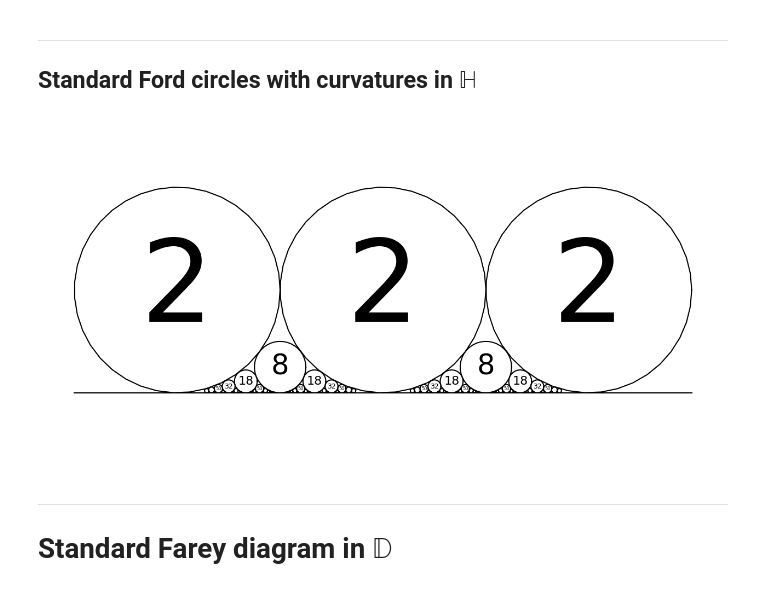
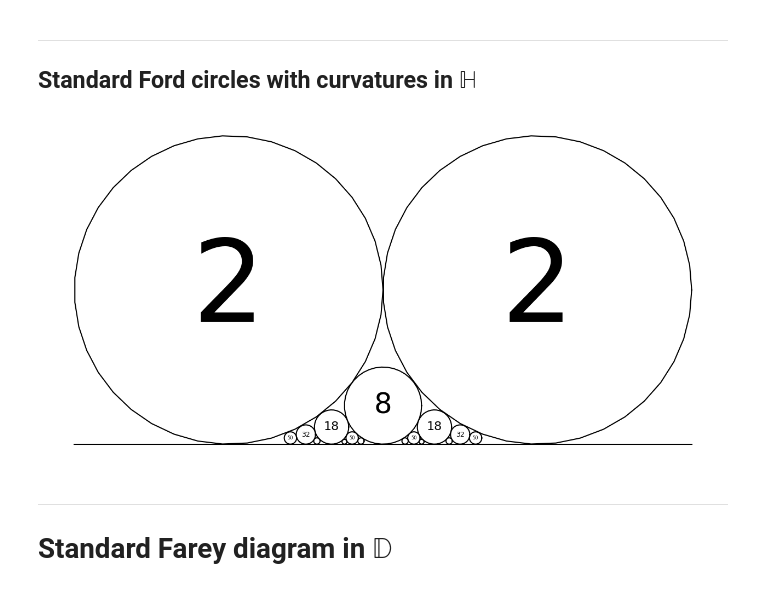
Before and after one commit to macbuse/FAREY_DIAGRAM, a Jupyter notebook: farey_diagram.ipynb, the cells around one changed output. Cells and saved outputs as stored; diff of their text form; code cells hidden in the pictures.

```diff
--- a/farey_diagram.ipynb
+++ b/farey_diagram.ipynb
@@ -13,3 +13,13 @@ I am writing about number theory and $\lambda$-lengths of arcs.
 # %%
 import numpy as np
 import matplotlib.pyplot as plt
+# %%
+def seg2arc(a,b):
+    '''a,b points on the unit circle
+    return the center, radius and angle
+    for the Poincaré geodesic from a to b
+    '''
+    y = abs(a-b)/2
+    dd = 1/np.sqrt(1 - y**2)
+    r = y*dd
+    return dd*(a+b)/abs(a+b), r, np.arccos(y)
@@ -18,10 +78,10 @@ import matplotlib.pyplot as plt
 
 ## Standard Ford circles with curvatures in $\mathbb{H}$
 # %%
-def Farey(n):
+def farey(n):
     F_n = np.array([[0,1], [1,1]])
     for k in range(n):
-        tmp = np.zeros((2*F_n.shape[0]-1, 2))
+        tmp = np.zeros((2*F_n.shape[0]-1, 2),dtype=int)
         # copy F_n in
         tmp[::2,] = F_n
         # add medians in
@@ -35,35 +95,37 @@ fig.set_size_inches(16,8)
 ax.axis('equal')
 ax.axis('off')
 
 T = np.linspace(0,2*np.pi, 40)
 circle = np.exp(1J*T)/2
+
+QQ = farey(4)
 
 for q in QQ:
     numerator, denominator = q
 
     r = 1/denominator**2
     center = numerator/denominator + .5*r*1J
     ford_circle  = r*circle + center
 
     plt.plot(ford_circle.real ,
              ford_circle.imag ,'k');
 
     # add a label for the curvature
     if denominator < 6:
         ax.annotate(
             str(2*denominator**2), #label text
             xy=(center.real, center.imag),
             xytext=(0,0),
             textcoords='offset points',
             ha='center', va='center',
             fontsize=int(150/denominator**2)
         )
 
-plt.plot([-1.5,1.5],[0,0],'k');
+plt.plot([-0.5,1.5],[0,0],'k');
 plt.savefig('ford_circles.png')
 plt.savefig('ford_circles.svg')
 # %% [output]
-[figure, old version]
+[figure, new version]
 # %% [markdown]
 ---
 
```
Also changed, not shown: parts of 7 cells of this notebook, 3 other files.
